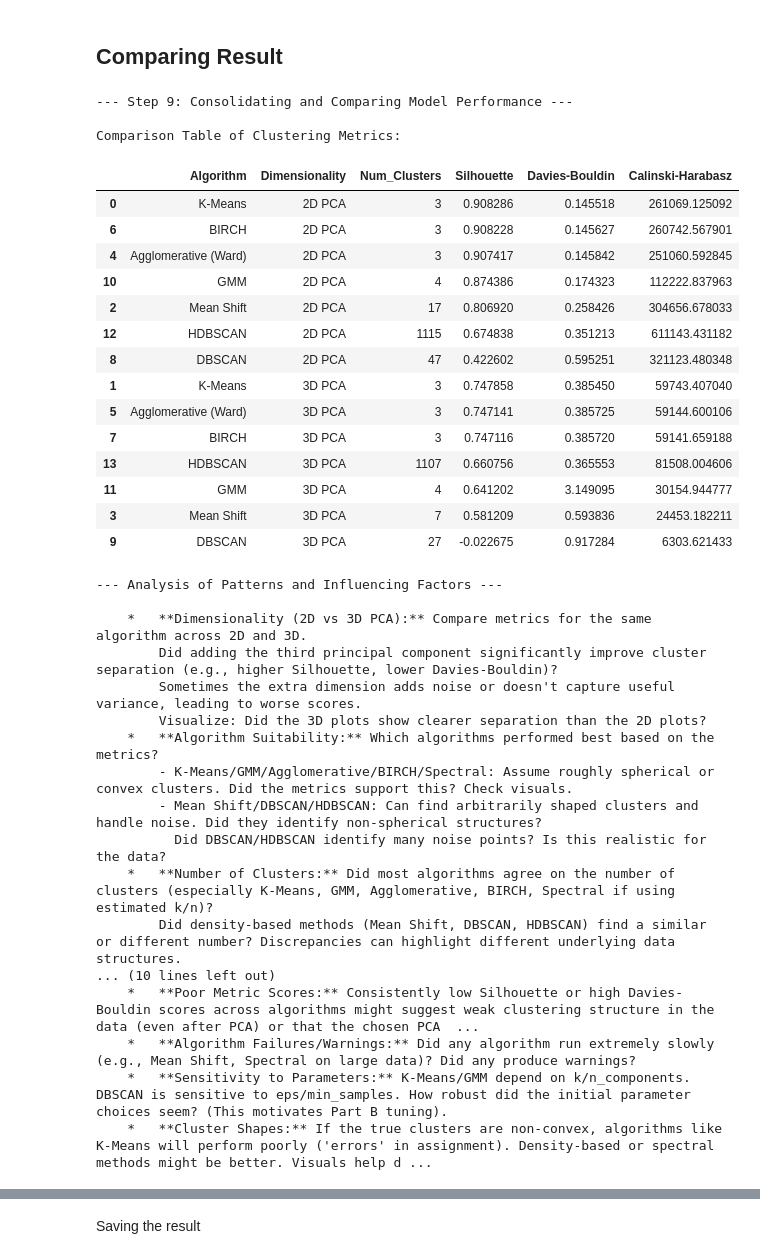
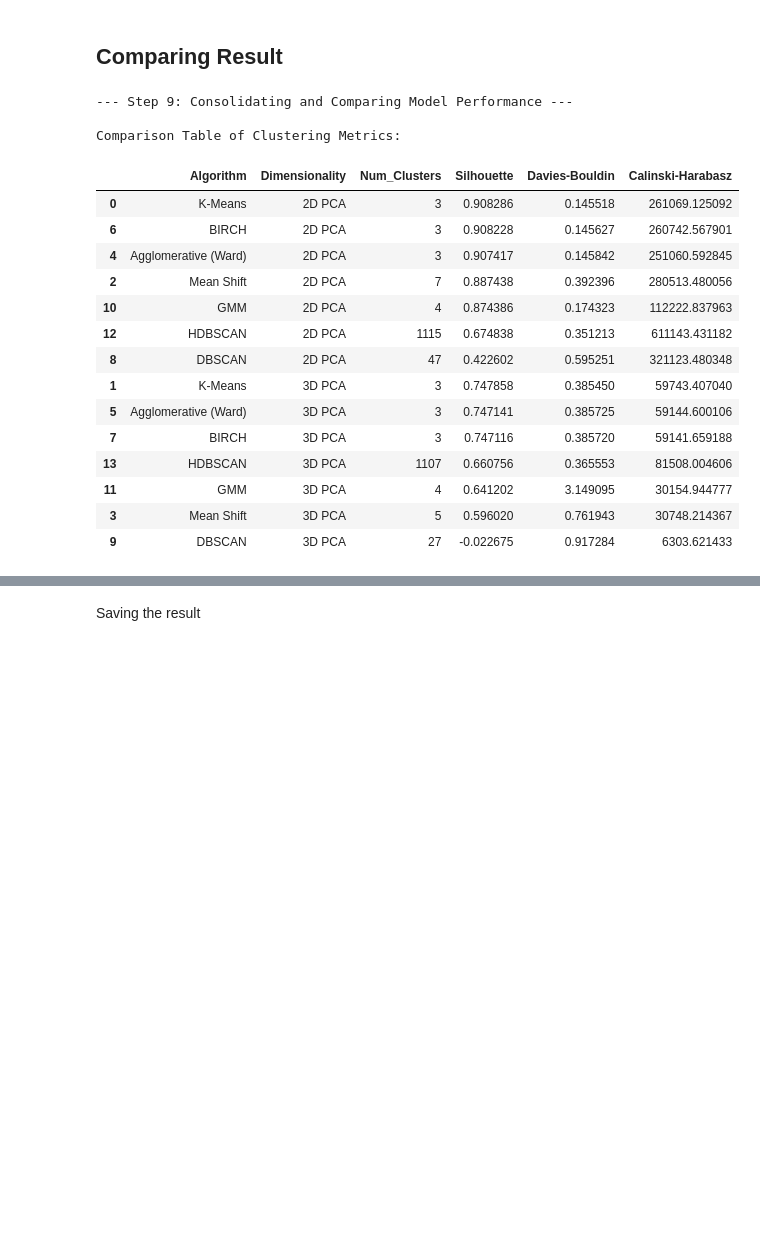
Before and after one commit to BryanTheLai/MLAssignment-ClusteringV2, a Jupyter notebook: MachineLearningAssignment/data_preprocessing/3.0-PartA_Experimental_Models.ipynb, the cells around one changed output, grey strips where cells are left out. Drawn from its saved outputs; the diff is of its cells as text; code cells hidden in the pictures; blank space fills up the shorter version.

```diff
--- a/MachineLearningAssignment/data_preprocessing/3.0-PartA_Experimental_Models.ipynb
+++ b/MachineLearningAssignment/data_preprocessing/3.0-PartA_Experimental_Models.ipynb
@@ -965,64 +940,32 @@ Calinski-Harabasz Index: 81508.0046 (Higher is better)
 # %%
 # --- Step 9: Consolidate and Compare Results ---
 print("\n--- Step 9: Consolidating and Comparing Model Performance ---")
 
 if not all_results:
     print("No clustering results were successfully generated.")
 else:
     results_df = pd.DataFrame(all_results)
-    # Optional: Add number of noise points if relevant (e.g., for DBSCAN, HDBSCAN)
-    # You might need to modify evaluate_clustering to return noise count or calculate it here.
 
     print("\nComparison Table of Clustering Metrics:")
     # Sort by a primary metric (e.g., Silhouette score descending) and dimensionality
     results_df_sorted = results_df.sort_values(by=['Dimensionality', 'Silhouette'], ascending=[True, False])
 
     # Display the results
     # Use display() if in a Jupyter environment for better formatting
     try:
         display(results_df_sorted)
     except NameError: # display is not defined (e.g., running as plain script)
         print(results_df_sorted.to_string()) # Print full dataframe
-
-    # --- Analysis of Patterns and Influencing Factors ---
-    print("\n--- Analysis of Patterns and Influencing Factors ---")
-    print("""
-    *   **Dimensionality (2D vs 3D PCA):** Compare metrics for the same algorithm across 2D and 3D.
-        Did adding the third principal component significantly improve cluster separation (e.g., higher Silhouette, lower Davies-Bouldin)?
-        Sometimes the extra dimension adds noise or doesn't capture useful variance, leading to worse scores.
-        Visualize: Did the 3D plots show clearer separation than the 2D plots?
-    *   **Algorithm Suitability:** Which algorithms performed best based on the metrics?
-        - K-Means/GMM/Agglomerative/BIRCH/Spectral: Assume roughly spherical or convex clusters. Did the metrics support this? Check visuals.
-        - Mean Shift/DBSCAN/HDBSCAN: Can find arbitrarily shaped clusters and handle noise. Did they identify non-spherical structures?
-          Did DBSCAN/HDBSCAN identify many noise points? Is this realistic for the data?
-    *   **Number of Clusters:** Did most algorithms agree on the number of clusters (especially K-Means, GMM, Agglomerative, BIRCH, Spectral if using estimated k/n)?
-        Did density-based methods (Mean Shift, DBSCAN, HDBSCAN) find a similar or different number? Discrepancies can highlight different underlying data structures.
-    *   **Metric Consistency:** Did the different metrics (Silhouette, DB, CH) generally agree on the best models? Sometimes they emphasize different aspects of cluster quality.
-        - Silhouette: Measures separation and cohesion. Good for well-separated, compact clusters.
-        - Davies-Bouldin: Measures average similarity between each cluster and its most similar one. Lower is better. Sensitive to cluster overlap.
-        - Calinski-Harabasz: Ratio of between-cluster variance to within-cluster variance. Higher is better. Tends to favor more clusters.
-    *   **Visual Inspection:** Do the clusters in the plots look meaningful and well-separated? Do they align with metric scores? Sometimes metrics can be high even if visually the clusters aren't intuitive.
-    """)
-
-    # --- Examination of Errors or Inefficiencies ---
-    print("\n--- Examination of Errors or Inefficiencies ---")
-    print("""
-    *   **Noise Points (DBSCAN/HDBSCAN):** A large number of noise points might indicate inappropriate parameter choices (eps/min_samples) or that the data doesn't have strong dense clusters.
-    *   **Poor Metric Scores:** Consistently low Silhouette or high Davies-Bouldin scores across algorithms might suggest weak clustering structure in the data (even after PCA) or that the chosen PCA components don't capture the clustering variance well.
-    *   **Algorithm Failures/Warnings:** Did any algorithm run extremely slowly (e.g., Mean Shift, Spectral on large data)? Did any produce warnings?
-    *   **Sensitivity to Parameters:** K-Means/GMM depend on k/n_components. DBSCAN is sensitive to eps/min_samples. How robust did the initial parameter choices seem? (This motivates Part B tuning).
-    *   **Cluster Shapes:** If the true clusters are non-convex, algorithms like K-Means will perform poorly ('errors' in assignment). Density-based or spectral methods might be better. Visuals help diagnose this.
-    """)
 # %% [output]
 --- Step 9: Consolidating and Comparing Model Performance ---
 
 Comparison Table of Clustering Metrics:
 |  | Algorithm | Dimensionality | Num_Clusters | Silhouette | Davies-Bouldin | Calinski-Harabasz |
 | 0 | K-Means | 2D PCA | 3 | 0.908286 | 0.145518 | 261069.125092 |
 | 6 | BIRCH | 2D PCA | 3 | 0.908228 | 0.145627 | 260742.567901 |
 | 4 | Agglomerative (Ward) | 2D PCA | 3 | 0.907417 | 0.145842 | 251060.592845 |
+| 2 | Mean Shift | 2D PCA | 7 | 0.887438 | 0.392396 | 280513.480056 |
 | 10 | GMM | 2D PCA | 4 | 0.874386 | 0.174323 | 112222.837963 |
-| 2 | Mean Shift | 2D PCA | 17 | 0.806920 | 0.258426 | 304656.678033 |
 | 12 | HDBSCAN | 2D PCA | 1115 | 0.674838 | 0.351213 | 611143.431182 |
 | 8 | DBSCAN | 2D PCA | 47 | 0.422602 | 0.595251 | 321123.480348 |
 | 1 | K-Means | 3D PCA | 3 | 0.747858 | 0.385450 | 59743.407040 |
@@ -1030,22 +973,5 @@ Comparison Table of Clustering Metrics:
 | 7 | BIRCH | 3D PCA | 3 | 0.747116 | 0.385720 | 59141.659188 |
 | 13 | HDBSCAN | 3D PCA | 1107 | 0.660756 | 0.365553 | 81508.004606 |
 | 11 | GMM | 3D PCA | 4 | 0.641202 | 3.149095 | 30154.944777 |
-| 3 | Mean Shift | 3D PCA | 7 | 0.581209 | 0.593836 | 24453.182211 |
+| 3 | Mean Shift | 3D PCA | 5 | 0.596020 | 0.761943 | 30748.214367 |
 | 9 | DBSCAN | 3D PCA | 27 | -0.022675 | 0.917284 | 6303.621433 |
---- Analysis of Patterns and Influencing Factors ---
-
-    *   **Dimensionality (2D vs 3D PCA):** Compare metrics for the same algorithm across 2D and 3D.
-        Did adding the third principal component significantly improve cluster separation (e.g., higher Silhouette, lower Davies-Bouldin)?
-        Sometimes the extra dimension adds noise or doesn't capture useful variance, leading to worse scores.
-        Visualize: Did the 3D plots show clearer separation than the 2D plots?
-    *   **Algorithm Suitability:** Which algorithms performed best based on the metrics?
-        - K-Means/GMM/Agglomerative/BIRCH/Spectral: Assume roughly spherical or convex clusters. Did the metrics support this? Check visuals.
-        - Mean Shift/DBSCAN/HDBSCAN: Can find arbitrarily shaped clusters and handle noise. Did they identify non-spherical structures?
-          Did DBSCAN/HDBSCAN identify many noise points? Is this realistic for the data?
-    *   **Number of Clusters:** Did most algorithms agree on the number of clusters (especially K-Means, GMM, Agglomerative, BIRCH, Spectral if using estimated k/n)?
-        Did density-based methods (Mean Shift, DBSCAN, HDBSCAN) find a similar or different number? Discrepancies can highlight different underlying data structures.
-... (10 lines left out)
-    *   **Poor Metric Scores:** Consistently low Silhouette or high Davies-Bouldin scores across algorithms might suggest weak clustering structure in the data (even after PCA) or that the chosen PCA  ...
-    *   **Algorithm Failures/Warnings:** Did any algorithm run extremely slowly (e.g., Mean Shift, Spectral on large data)? Did any produce warnings?
-    *   **Sensitivity to Parameters:** K-Means/GMM depend on k/n_components. DBSCAN is sensitive to eps/min_samples. How robust did the initial parameter choices seem? (This motivates Part B tuning).
-    *   **Cluster Shapes:** If the true clusters are non-convex, algorithms like K-Means will perform poorly ('errors' in assignment). Density-based or spectral methods might be better. Visuals help d ...
```
Also changed, not shown: parts of 15 cells of this notebook, 14 other files.
